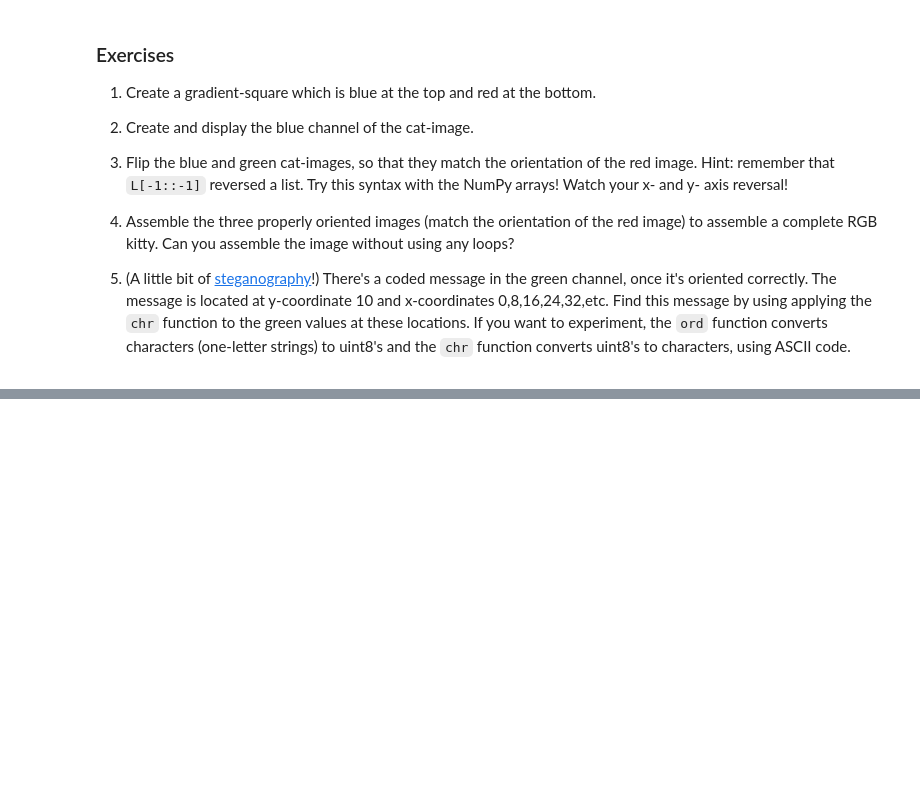
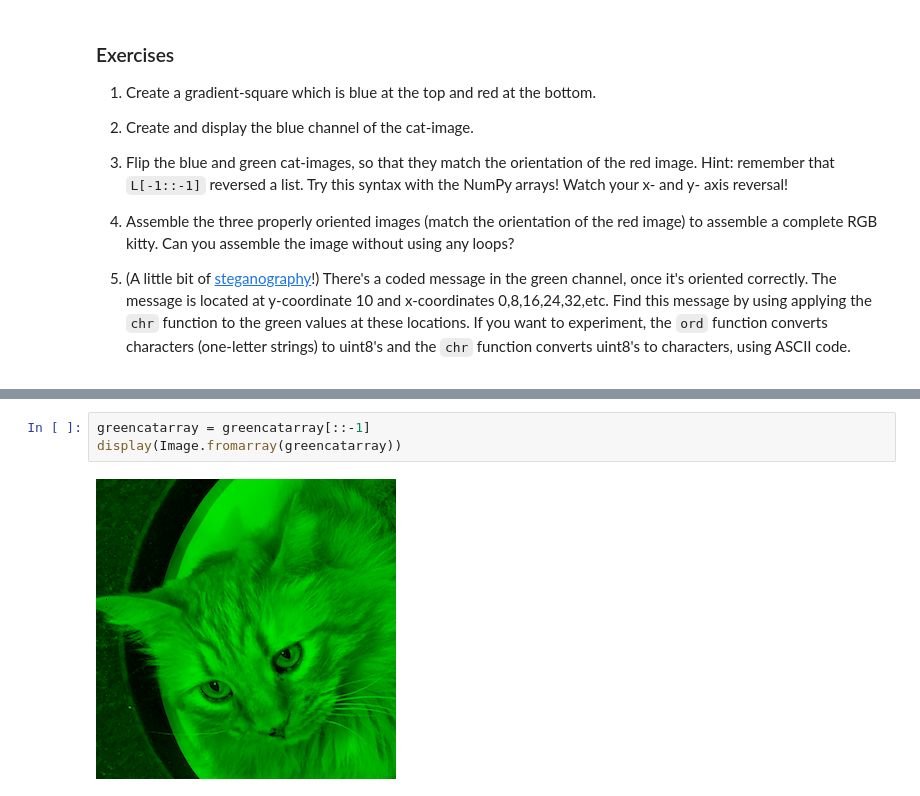
Before and after one commit to denaliwilson/Math-152, a Jupyter notebook: Copy_of_P4M_Notebook_4.ipynb, the cells around one changed output, grey strips where cells are left out. Drawn from its saved outputs; the diff is of its cells as text; blank space fills up the shorter version.

```diff
--- a/Copy_of_P4M_Notebook_4.ipynb
+++ b/Copy_of_P4M_Notebook_4.ipynb
@@ -1083,0 +1126,5 @@ Now we see the problem!  Complete the exercises below to fix the image.
+# %%
+greencatarray = greencatarray[::-1]
+display(Image.fromarray(greencatarray))
+# %% [output]
+[figure, added]
```
Also changed, not shown: parts of 15 cells of this notebook.
